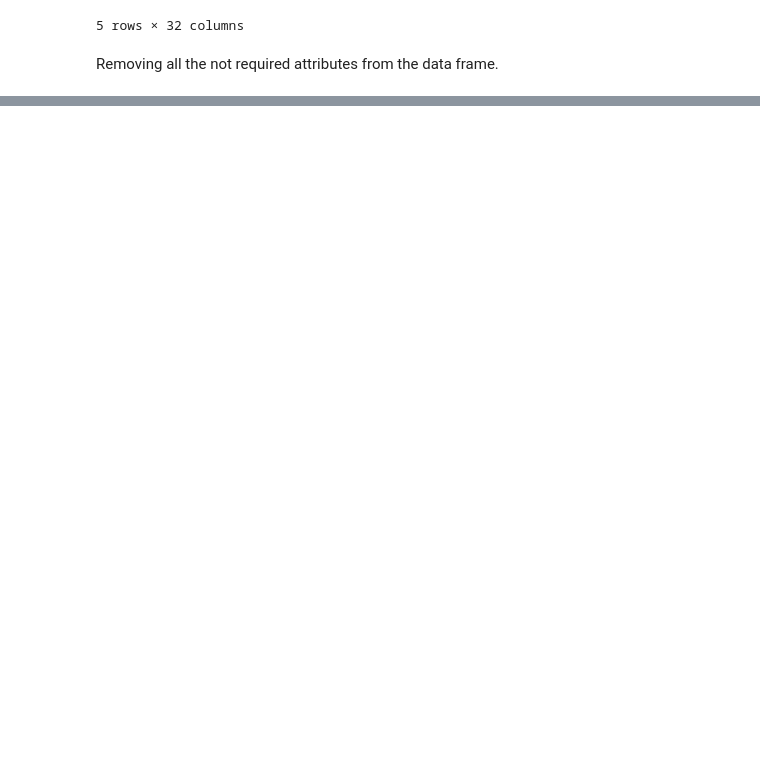
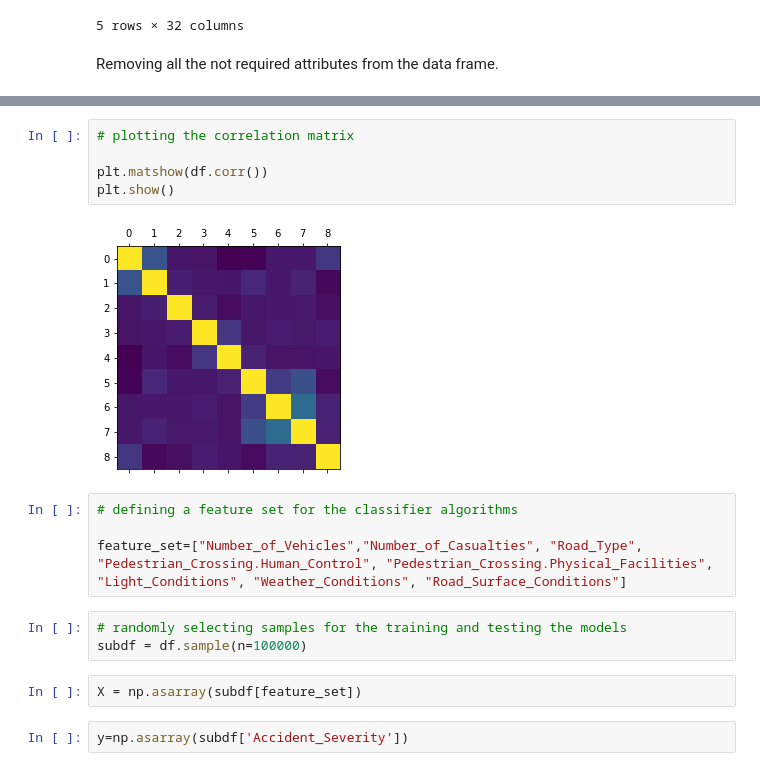
Before and after one commit to alphadecay1/Coursera_Capstone, a Jupyter notebook: capstoneProjectCode.ipynb, the cells around one changed output, grey strips where cells are left out. Cells and saved outputs as stored; diff of their text form; blank space fills up the shorter version.

```diff
--- a/capstoneProjectCode.ipynb
+++ b/capstoneProjectCode.ipynb
@@ -62,0 +96,18 @@ plt.show()
+# %%
+# plotting the correlation matrix
+
+plt.matshow(df.corr())
+plt.show()
+# %% [output]
+[figure, added]
+# %%
+# defining a feature set for the classifier algorithms
+
+feature_set=["Number_of_Vehicles","Number_of_Casualties", "Road_Type", "Pedestrian_Crossing.Human_Control", "Pedestrian_Crossing.Physical_Facilities", "Light_Conditions", "Weather_Conditions", "Road_Surface_Conditions"]
+# %%
+# randomly selecting samples for the training and testing the models
+subdf = df.sample(n=100000)
+# %%
+X = np.asarray(subdf[feature_set])
+# %%
+y=np.asarray(subdf['Accident_Severity'])
```
Also changed, not shown: parts of 25 cells of this notebook.
